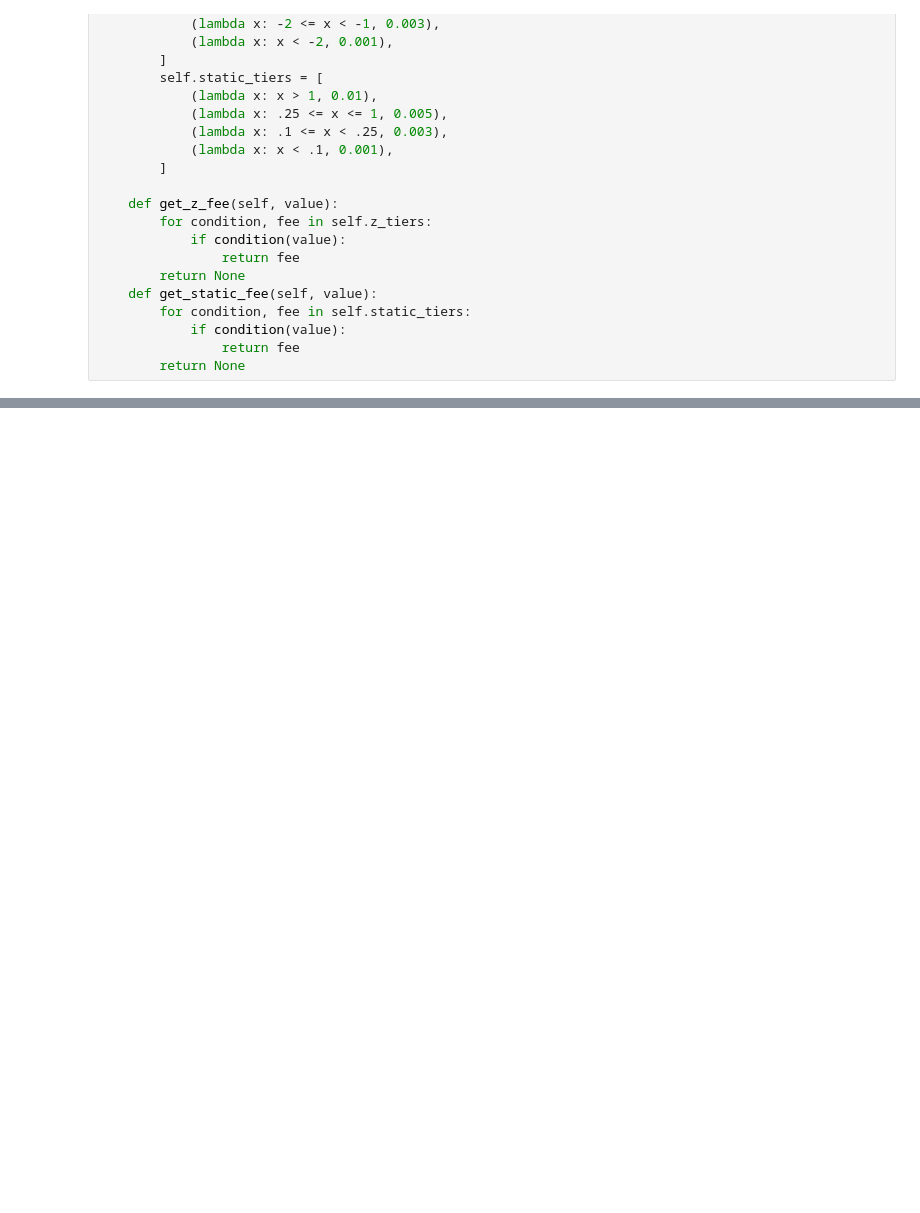
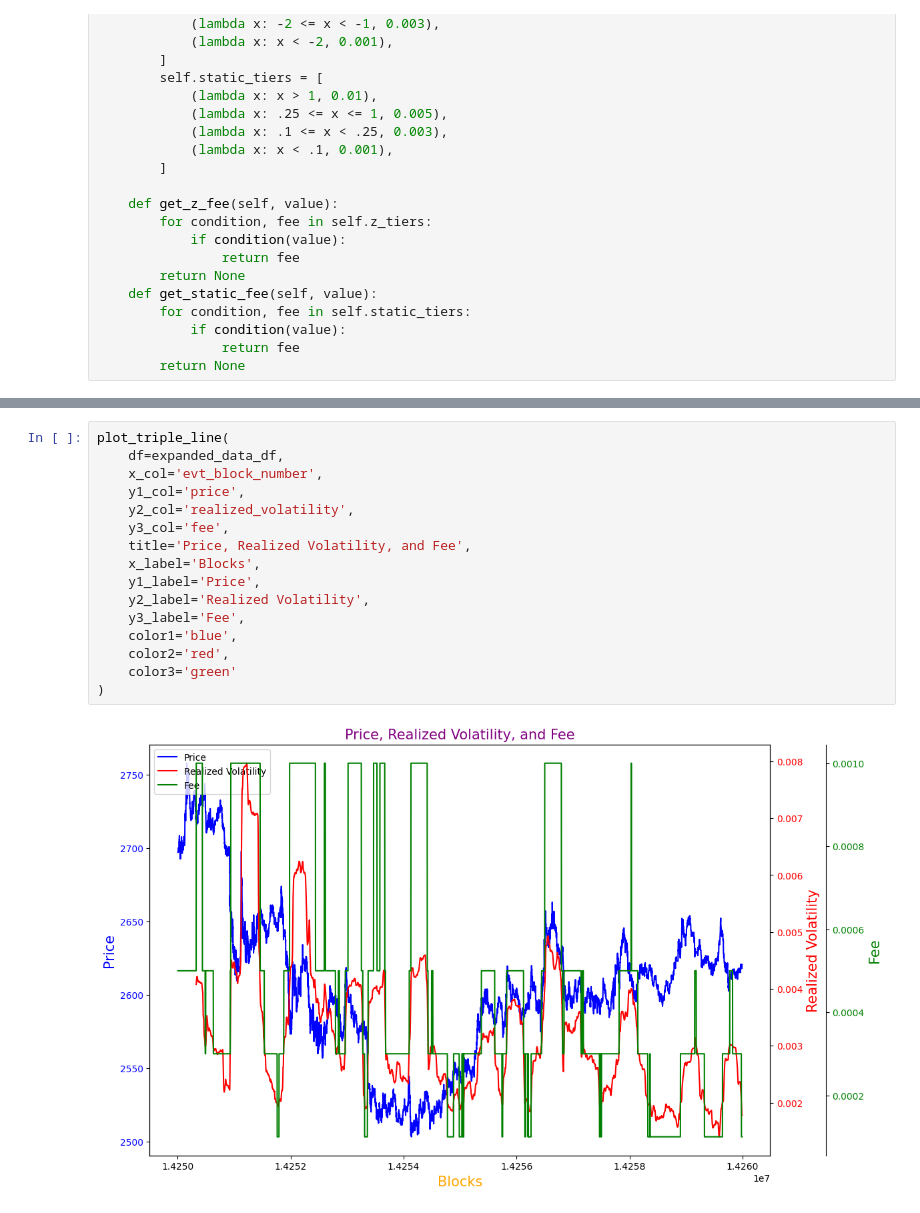
Before and after one commit to semiotic-ai/realized_volatility_substream, a Jupyter notebook: notebooks/notebooks/notes-denver.ipynb, the cells around one changed output, grey strips where cells are left out. Drawn from its saved outputs; the diff is of its cells as text; blank space fills up the shorter version.

```diff
--- a/notebooks/notebooks/notes-denver.ipynb
+++ b/notebooks/notebooks/notes-denver.ipynb
@@ -699,0 +627,18 @@ plt.show()
+# %%
+plot_triple_line(
+    df=expanded_data_df,
+    x_col='evt_block_number',
+    y1_col='price',
+    y2_col='realized_volatility',
+    y3_col='fee',
+    title='Price, Realized Volatility, and Fee',
+    x_label='Blocks',
+    y1_label='Price',
+    y2_label='Realized Volatility',
+    y3_label='Fee',
+    color1='blue',
+    color2='red',
+    color3='green'
+)
+# %% [output]
+[figure, added]
```
Also changed, not shown: parts of 25 cells of this notebook.
